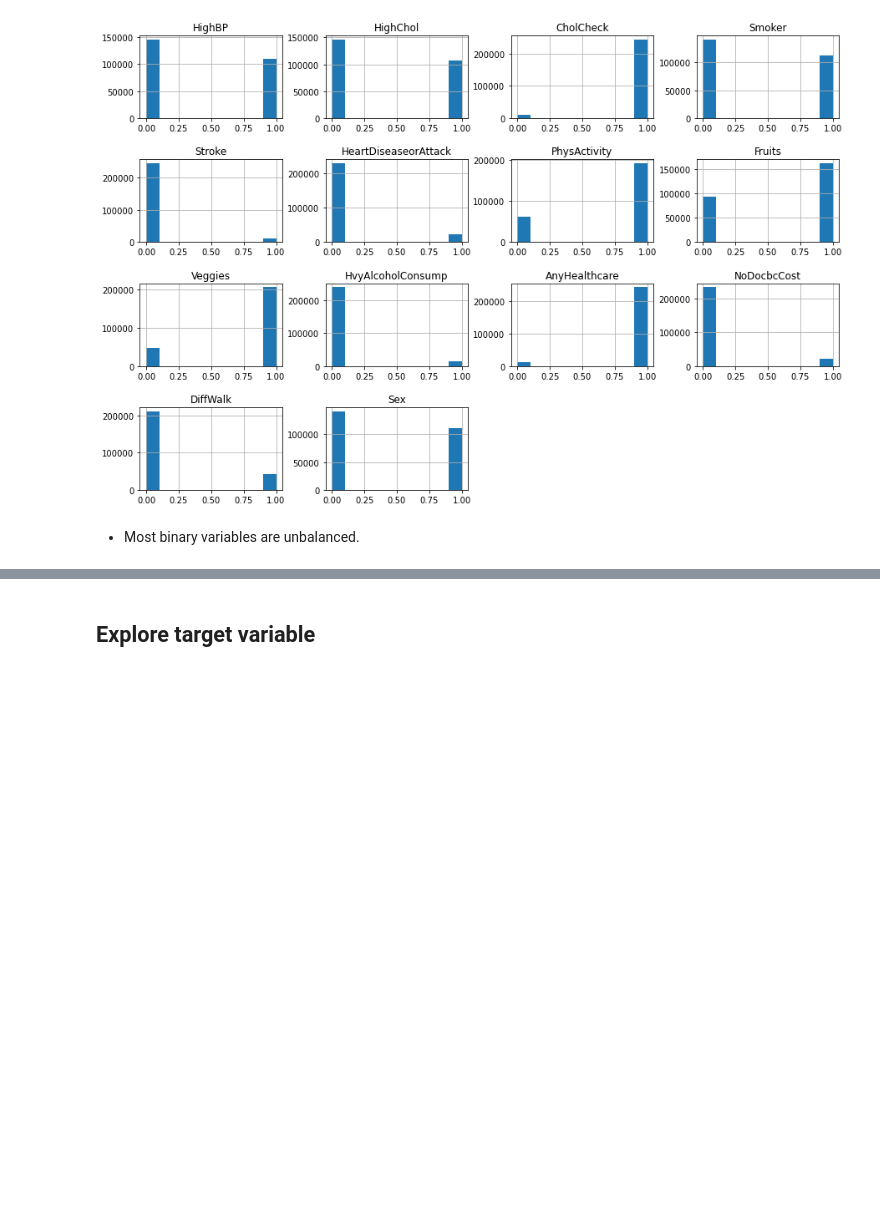
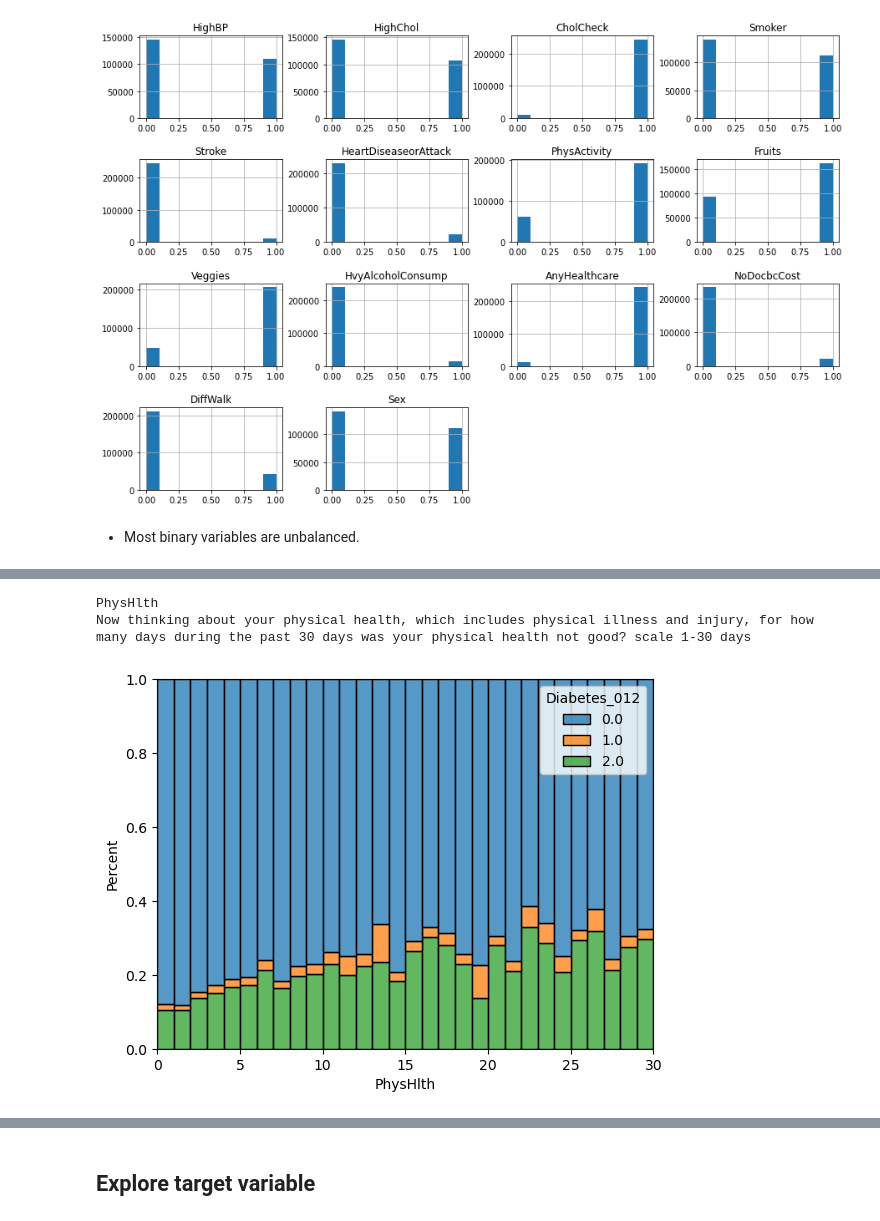
Before and after one commit to delschwartz/Prediabetes_Health_Indicators, a Jupyter notebook: notebooks/exploratory/1_Data_Wrangling_&_EDA.ipynb, the cells around one changed output, grey strips where cells are left out. Saved outputs shown, nothing was run; the diff lists cells and outputs as text; code cells hidden in the pictures; blank space fills up the shorter version.

```diff
--- a/notebooks/exploratory/1_Data_Wrangling_&_EDA.ipynb
+++ b/notebooks/exploratory/1_Data_Wrangling_&_EDA.ipynb
@@ -199,0 +219,6 @@ plt.subplots_adjust(hspace=0.5)
+# %%
+show_histogram('PhysHlth')
+# %% [output]
+PhysHlth
+Now thinking about your physical health, which includes physical illness and injury, for how many days during the past 30 days was your physical health not good? scale 1-30 days
+[figure, added]
```
Also changed, not shown: parts of 10 cells of this notebook.
